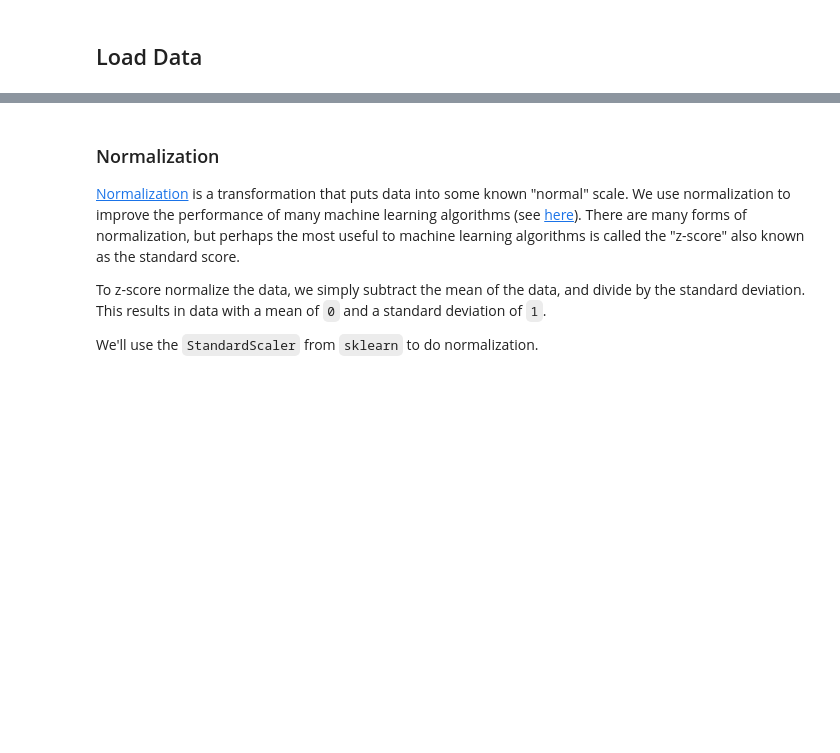
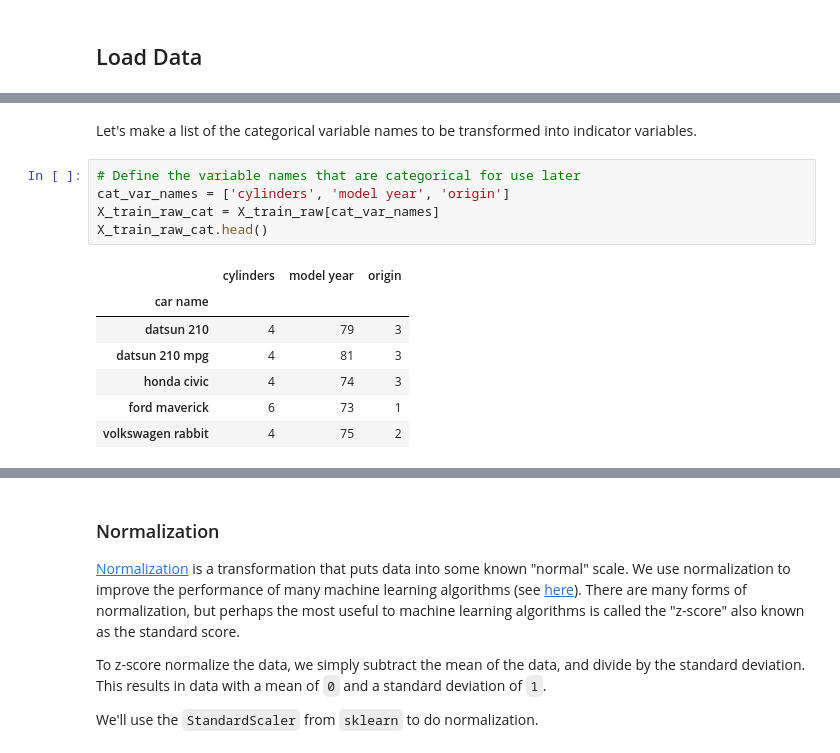
Before and after one commit to dlab-berkeley/Python-Machine-Learning, a Jupyter notebook: 2_regression.ipynb, the cells around one changed output, grey strips where cells are left out. Drawn from its saved outputs; the diff is of its cells as text; blank space fills up the shorter version.

```diff
--- a/2_regression.ipynb
+++ b/2_regression.ipynb
@@ -204,0 +170,15 @@ oldpeak_imp.shape
+# %% [markdown]
+ Let's make a list of the categorical variable names to be transformed into indicator variables.
+# %%
+# Define the variable names that are categorical for use later
+cat_var_names = ['cylinders', 'model year', 'origin']
+X_train_raw_cat = X_train_raw[cat_var_names]
+X_train_raw_cat.head()
+# %% [output]
+|  | cylinders | model year | origin |
+| car name |  |  |  |
+| datsun 210 | 4 | 79 | 3 |
+| datsun 210 mpg | 4 | 81 | 3 |
+| honda civic | 4 | 74 | 3 |
+| ford maverick | 6 | 73 | 1 |
+| volkswagen rabbit | 4 | 75 | 2 |
```
Also changed, not shown: parts of 221 cells of this notebook, 7 other files.
